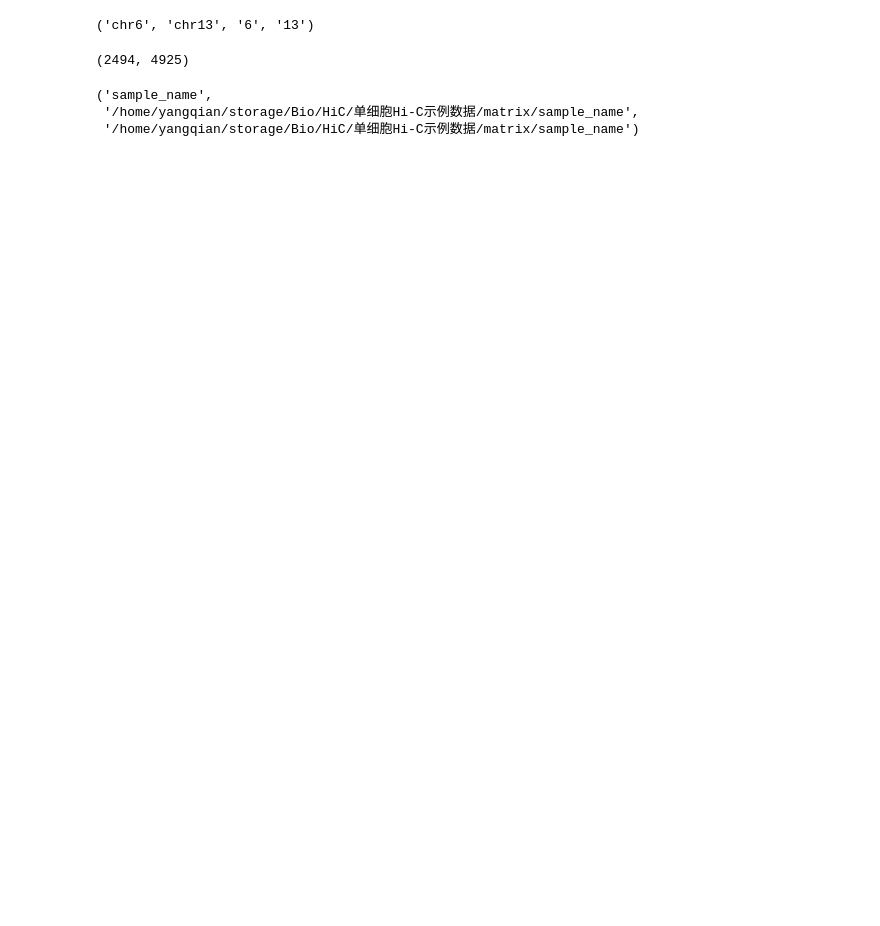
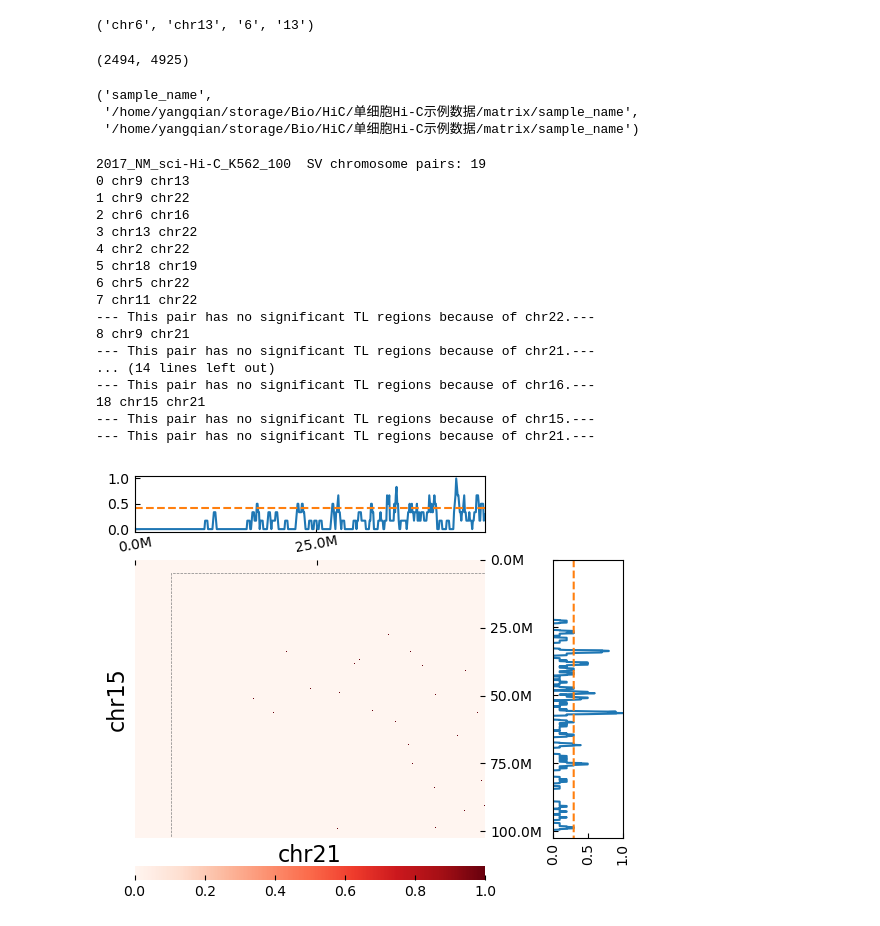
Before and after one commit to dtzxyangq/HiSTra, a Jupyter notebook: feature-scHiC.ipynb, the cells around one changed output. Saved outputs shown, nothing was run; the diff lists cells and outputs as text; code cells hidden in the pictures; blank space fills up the shorter version.

```diff
--- a/feature-scHiC.ipynb
+++ b/feature-scHiC.ipynb
@@ -260,3 +261,33 @@ os.path.basename("/home/yangqian/storage/Bio/HiC/单细胞Hi-C示例数据/matri
 ('sample_name',
  '/home/yangqian/storage/Bio/HiC/单细胞Hi-C示例数据/matrix/sample_name',
  '/home/yangqian/storage/Bio/HiC/单细胞Hi-C示例数据/matrix/sample_name')
+# %%
+from HiSTra.BoxFinder import *
+from HiSTra.SparseMatrixDeal import *
+path = "/media/sdd_14T/translocation/scTL_out/Matrix_aligned/"
+sample_name = "2017_NM_sci-Hi-C_K562_100"
+sv_result_sort_path = "/media/sdd_14T/translocation/scTL_out/SV_result/2017_NM_sci-Hi-C_K562_100/2017_NM_sci-Hi-C_K562_100_result_500k_sorted.csv"
+sv_result_sort = pd.read_csv(sv_result_sort_path)
+result_pick_len = 19
+sizes_path = "/media/sdd_14T/sizes/chrom_hg19_noM_noY.sizes"
+sizes = pd.read_csv(sizes_path,sep='\t',header=None)
+TLplotandBEDproduce(path,sample_name,sv_result_sort[0:result_pick_len],sizes,False)
+# %% [output]
+2017_NM_sci-Hi-C_K562_100  SV chromosome pairs: 19
+0 chr9 chr13
+1 chr9 chr22
+2 chr6 chr16
+3 chr13 chr22
+4 chr2 chr22
+5 chr18 chr19
+6 chr5 chr22
+7 chr11 chr22
+--- This pair has no significant TL regions because of chr22.---
+8 chr9 chr21
+--- This pair has no significant TL regions because of chr21.---
+... (14 lines left out)
+--- This pair has no significant TL regions because of chr16.---
+18 chr15 chr21
+--- This pair has no significant TL regions because of chr15.---
+--- This pair has no significant TL regions because of chr21.---
+[figure, added]
```
Also changed, not shown: parts of 3 cells of this notebook, 1 other file.
